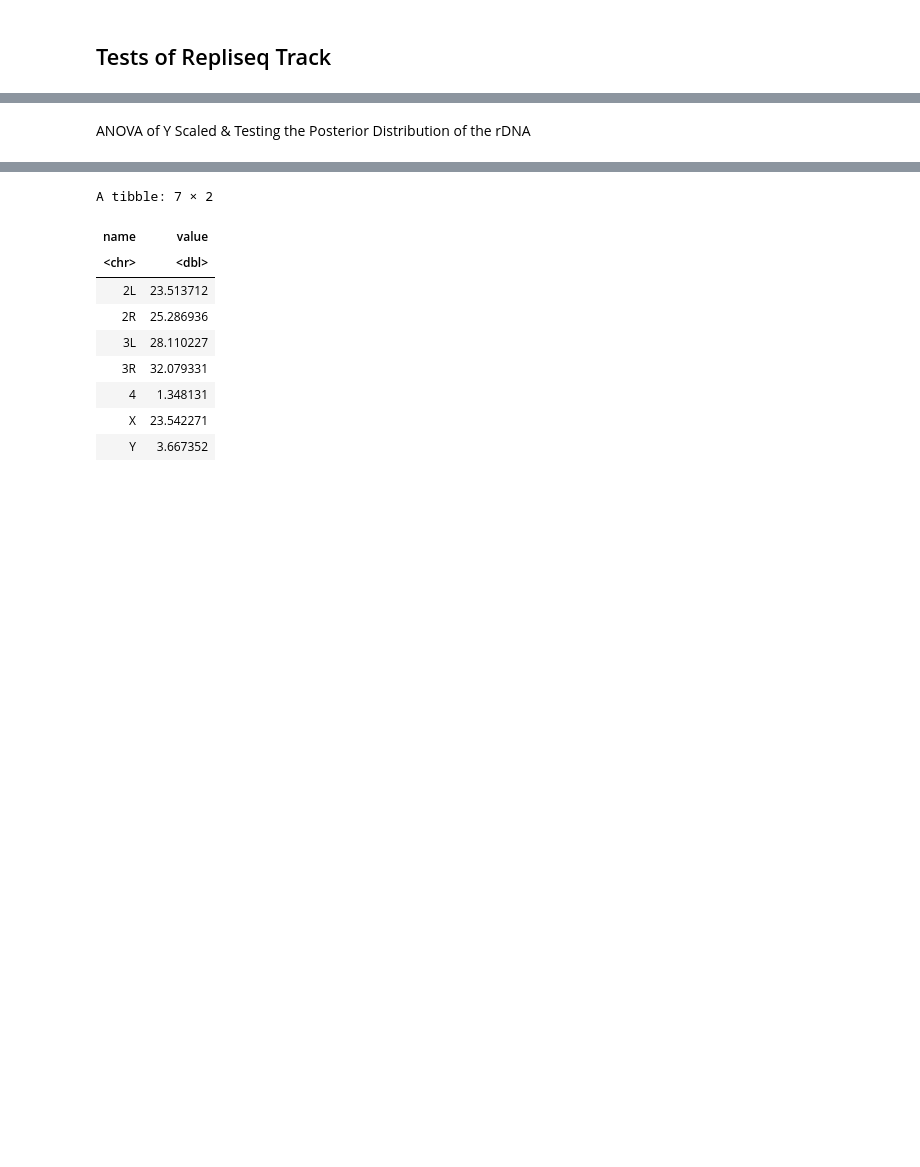
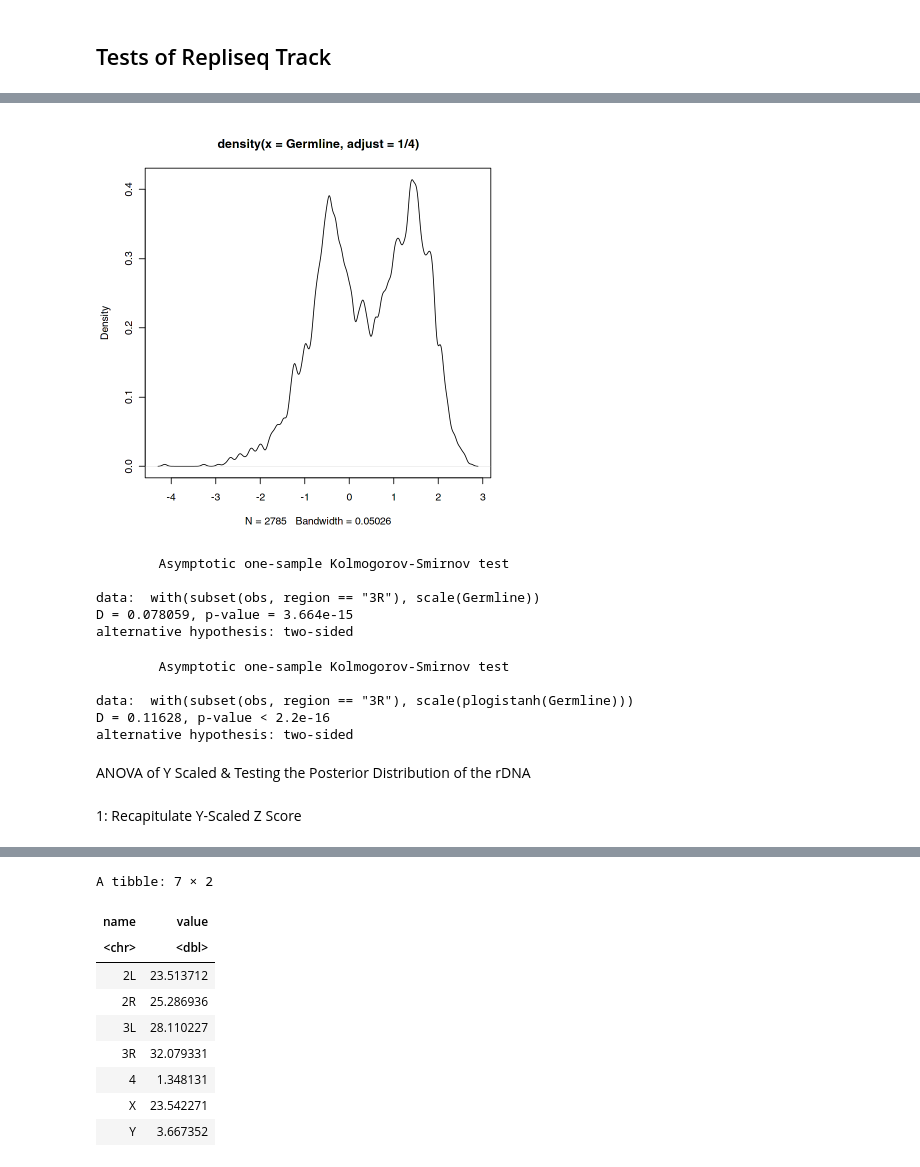
Before and after one commit to ringw/Upd-Germline-Genomics, a Jupyter notebook: reports/Repli-Significance-Report.ipynb, the cells around one changed output, grey strips where cells are left out. Saved outputs shown, nothing was run; the diff lists cells and outputs as text; code cells hidden in the pictures; blank space fills up the shorter version.

```diff
--- a/reports/Repli-Significance-Report.ipynb
+++ b/reports/Repli-Significance-Report.ipynb
@@ -172,0 +89,14 @@ A matrix: 6 × 4 of type dbl
+# %%
+obscen <- tibble(
+  region = as.character(seqnames(repli.timing_Germline_chr)) %>%
+    str_extract("[23]Cen") %>%
+    paste0("Scaffold") %>%
+    factor(c("2L", "2LC", "2CenScaffold", "2RC", "2R", "3L", "3LC", "3CenScaffold", "3RC", "3R")),
+  x = mid(repli.timing_Germline_chr),
+  GSC = qlogistanh(repli.timing_Germline_chr$score),
+  CySC = qlogistanh(repli.timing_Somatic_chr$score),
+  Kc167 = qlogistanh(repli.timing_Kc167_chr$score),
+  S2 = qlogistanh(repli.timing_S2_chr$score),
+) %>%
+  subset(!is.na(region)) %>%
+  print()
@@ -173 +115,13 @@ A matrix: 6 × 4 of type dbl
+# %%
+obs <- rbind(
+  obs,
+  obscen
+) %>%
+  mutate(
+    region = factor(
+      region,
+      c("2L", "2LC", "2CenScaffold", "2RC", "2R", "3L", "3LC", "3CenScaffold", "3RC", "3R", "4", "X", "Y", "rDNA")
+    )
+  ) %>%
+  arrange(region)
 # %%
@@ -205,0 +198,26 @@ Signif. codes:  0 ‘***’ 0.001 ‘**’ 0.01 ‘*’ 0.05 ‘.’ 0.1 ‘ ’
+# %%
+with(subset(obs, region == "3R"), plot(density(Germline, adjust=1/4)))
+# %% [output]
+[figure, added]
+# %%
+ks.test(
+  with(subset(obs, region == "3R"), scale(Germline)),
+  "pnorm"
+)
+# %% [output]
+        Asymptotic one-sample Kolmogorov-Smirnov test
+
+data:  with(subset(obs, region == "3R"), scale(Germline))
+D = 0.078059, p-value = 3.664e-15
+alternative hypothesis: two-sided
+# %%
+ks.test(
+  with(subset(obs, region == "3R"), scale(plogistanh(Germline))),
+  "pnorm"
+)
+# %% [output]
+        Asymptotic one-sample Kolmogorov-Smirnov test
+
+data:  with(subset(obs, region == "3R"), scale(plogistanh(Germline)))
+D = 0.11628, p-value < 2.2e-16
+alternative hypothesis: two-sided
@@ -206,4 +236,6 @@ Signif. codes:  0 ‘***’ 0.001 ‘**’ 0.01 ‘*’ 0.05 ‘.’ 0.1 ‘ ’
 # %% [markdown]
 ANOVA of Y Scaled & Testing the Posterior Distribution of the rDNA
+# %% [markdown]
+1: Recapitulate Y-Scaled Z Score
 # %%
 source("_targets.R")
```
Also changed, not shown: parts of 67 cells of this notebook.
